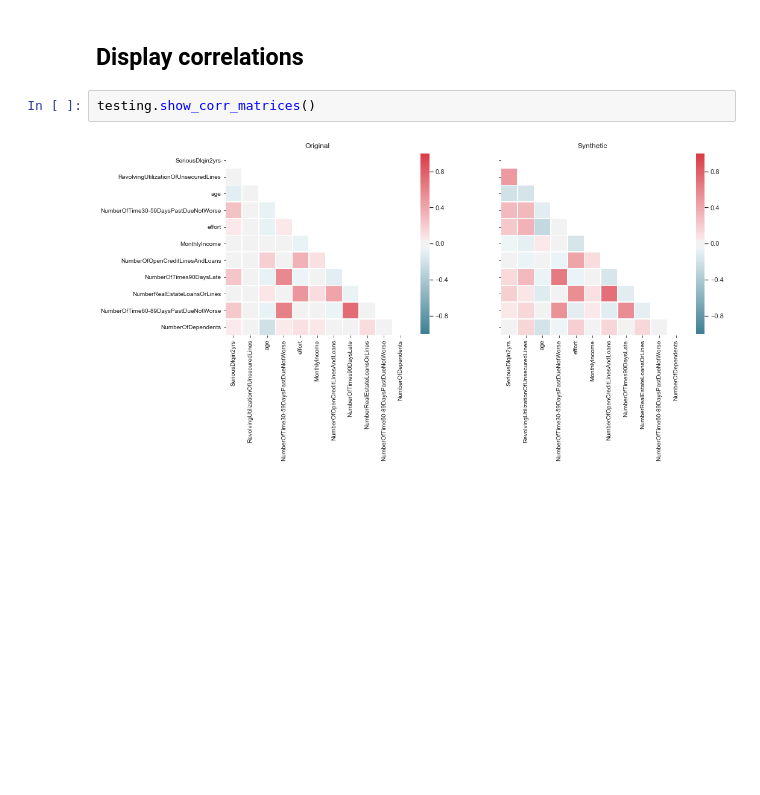
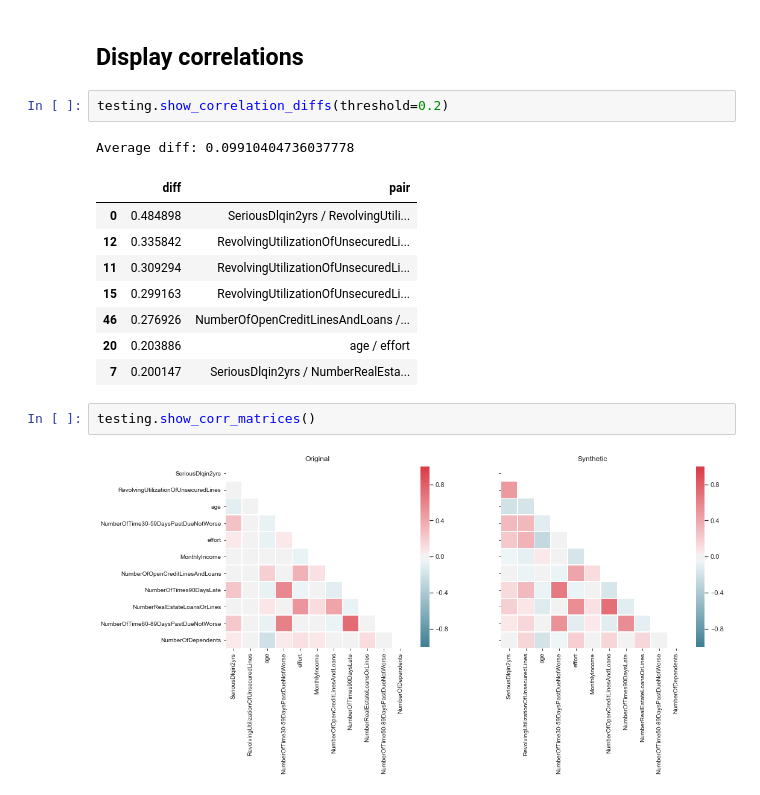
Before and after one commit to synthesized-io/insight, a Jupyter notebook: examples/master_notebook.ipynb, the cells around one changed output. Cells and saved outputs as stored; diff of their text form; blank space fills up the shorter version.

```diff
--- a/examples/master_notebook.ipynb
+++ b/examples/master_notebook.ipynb
@@ -149,5 +158,17 @@ testing.show_distributions()
 # %% [markdown]
 ## Display correlations
+# %%
+testing.show_correlation_diffs(threshold=0.2)
+# %% [output]
+Average diff: 0.09910404736037778
+|  | diff | pair |
+| 0 | 0.484898 | SeriousDlqin2yrs / RevolvingUtili... |
+| 12 | 0.335842 | RevolvingUtilizationOfUnsecuredLi... |
+| 11 | 0.309294 | RevolvingUtilizationOfUnsecuredLi... |
+| 15 | 0.299163 | RevolvingUtilizationOfUnsecuredLi... |
+| 46 | 0.276926 | NumberOfOpenCreditLinesAndLoans /... |
+| 20 | 0.203886 | age / effort |
+| 7 | 0.200147 | SeriousDlqin2yrs / NumberRealEsta... |
 # %%
 testing.show_corr_matrices()
 # %% [output]
```
Also changed, not shown: parts of 8 cells of this notebook, 2 other files.
